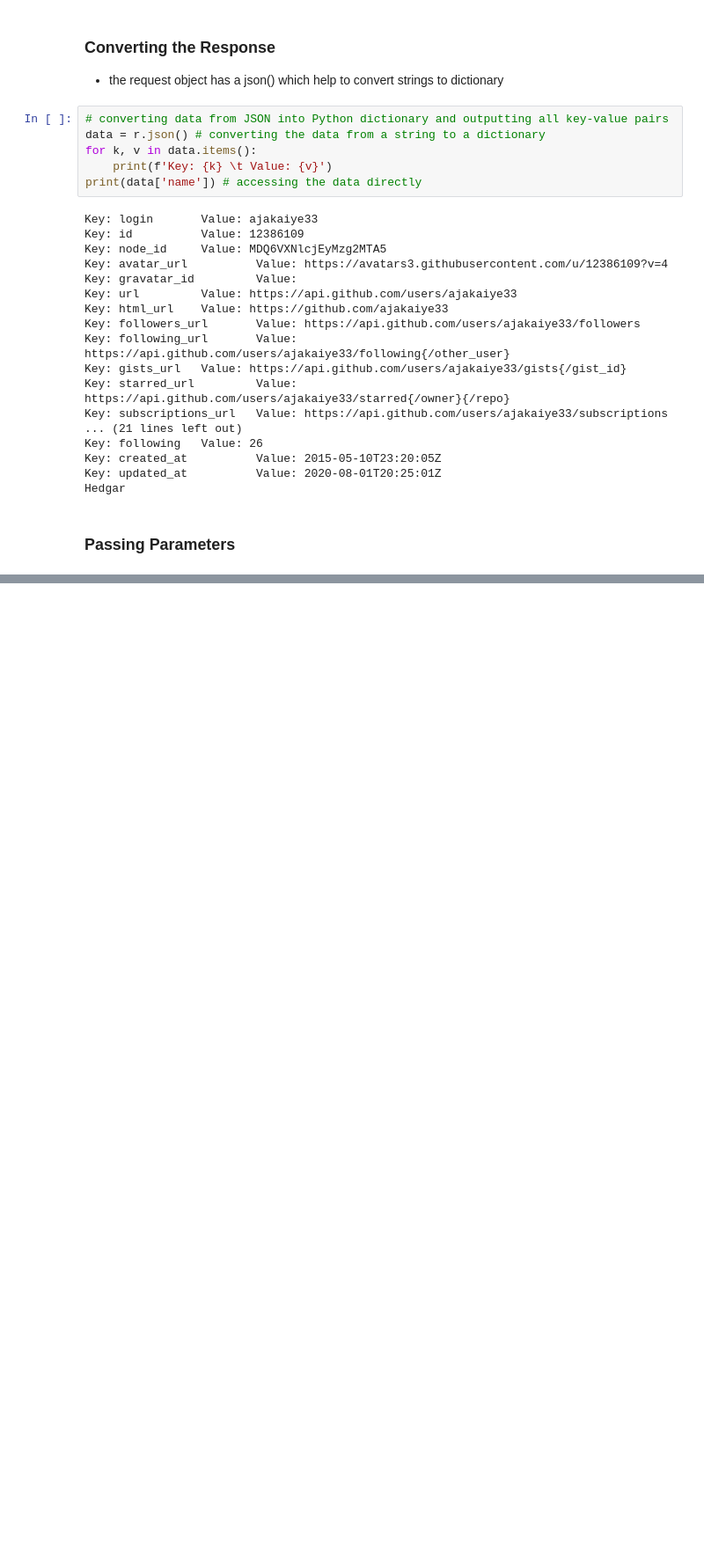
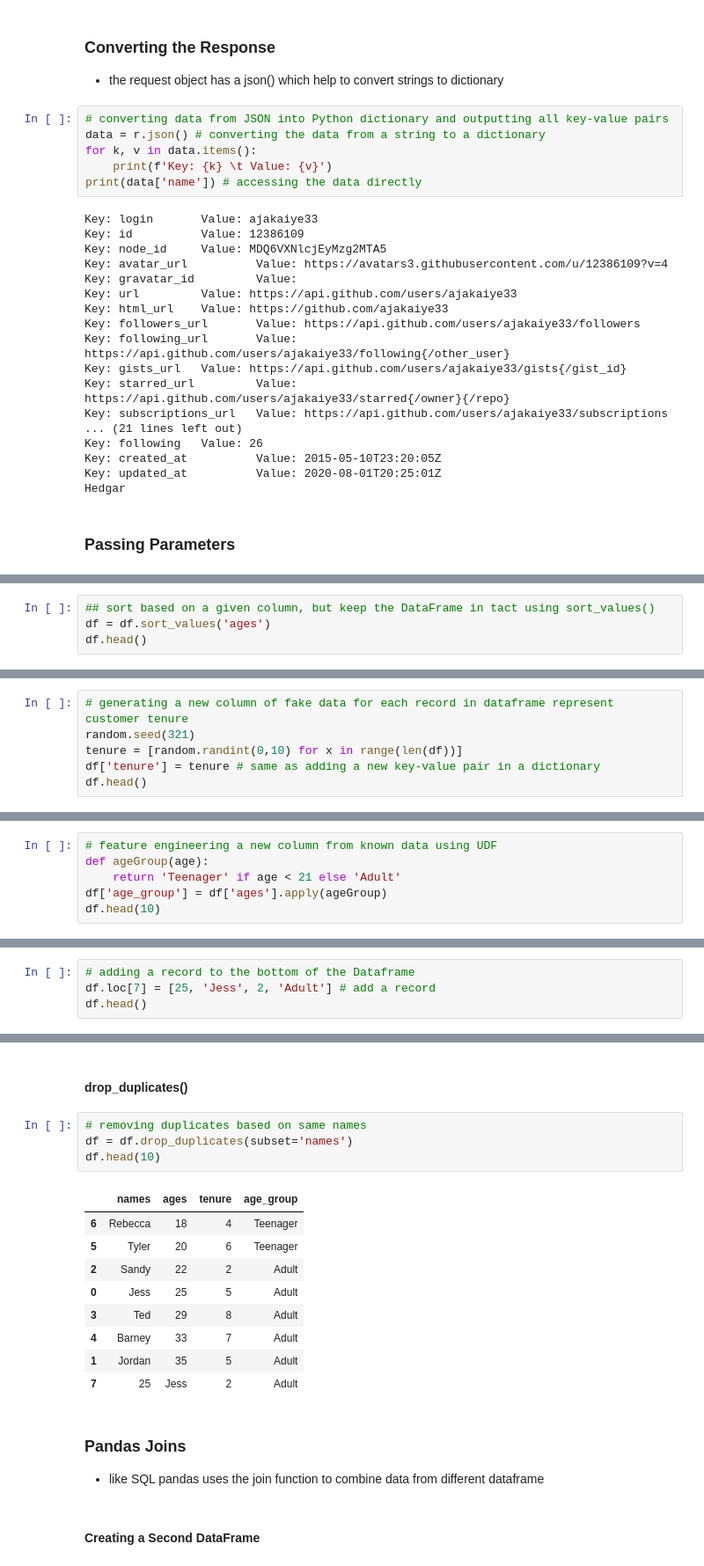
Before and after one commit to ajakaiye33/The-Ten-Weeks, a Jupyter notebook: ten_weeks_bootcamp/Week_10_Intro_Data_Science.ipynb, the cells around one changed output, grey strips where cells are left out. Shown at 88% size. Saved outputs shown, nothing was run; the diff lists cells and outputs as text; blank space fills up the shorter version.

```diff
--- a/ten_weeks_bootcamp/Week_10_Intro_Data_Science.ipynb
+++ b/ten_weeks_bootcamp/Week_10_Intro_Data_Science.ipynb
@@ -70,0 +227,4 @@ print(data['total_count'])
+# %%
+## sort based on a given column, but keep the DataFrame in tact using sort_values()
+df = df.sort_values('ages')
+df.head()
@@ -70,0 +272,6 @@ print(data['total_count'])
+# %%
+# generating a new column of fake data for each record in dataframe represent customer tenure
+random.seed(321)
+tenure = [random.randint(0,10) for x in range(len(df))]
+df['tenure'] = tenure # same as adding a new key-value pair in a dictionary
+df.head()
@@ -70,0 +288,6 @@ print(data['total_count'])
+# %%
+# feature engineering a new column from known data using UDF
+def ageGroup(age):
+    return 'Teenager' if age < 21 else 'Adult'
+df['age_group'] = df['ages'].apply(ageGroup)
+df.head(10)
@@ -70,0 +349,4 @@ print(data['total_count'])
+# %%
+# adding a record to the bottom of the Dataframe
+df.loc[7] = [25, 'Jess', 2, 'Adult'] # add a record
+df.head()
@@ -70,0 +360,21 @@ print(data['total_count'])
+# %% [markdown]
+#### drop_duplicates()
+# %%
+# removing duplicates based on same names
+df = df.drop_duplicates(subset='names')
+df.head(10)
+# %% [output]
+|  | names | ages | tenure | age_group |
+| 6 | Rebecca | 18 | 4 | Teenager |
+| 5 | Tyler | 20 | 6 | Teenager |
+| 2 | Sandy | 22 | 2 | Adult |
+| 0 | Jess | 25 | 5 | Adult |
+| 3 | Ted | 29 | 8 | Adult |
+| 4 | Barney | 33 | 7 | Adult |
+| 1 | Jordan | 35 | 5 | Adult |
+| 7 | 25 | Jess | 2 | Adult |
+# %% [markdown]
+### Pandas Joins
+- like SQL pandas uses the join function to combine data from different dataframe
+# %% [markdown]
+#### Creating a Second DataFrame
```
Also changed, not shown: parts of 57 cells of this notebook.
